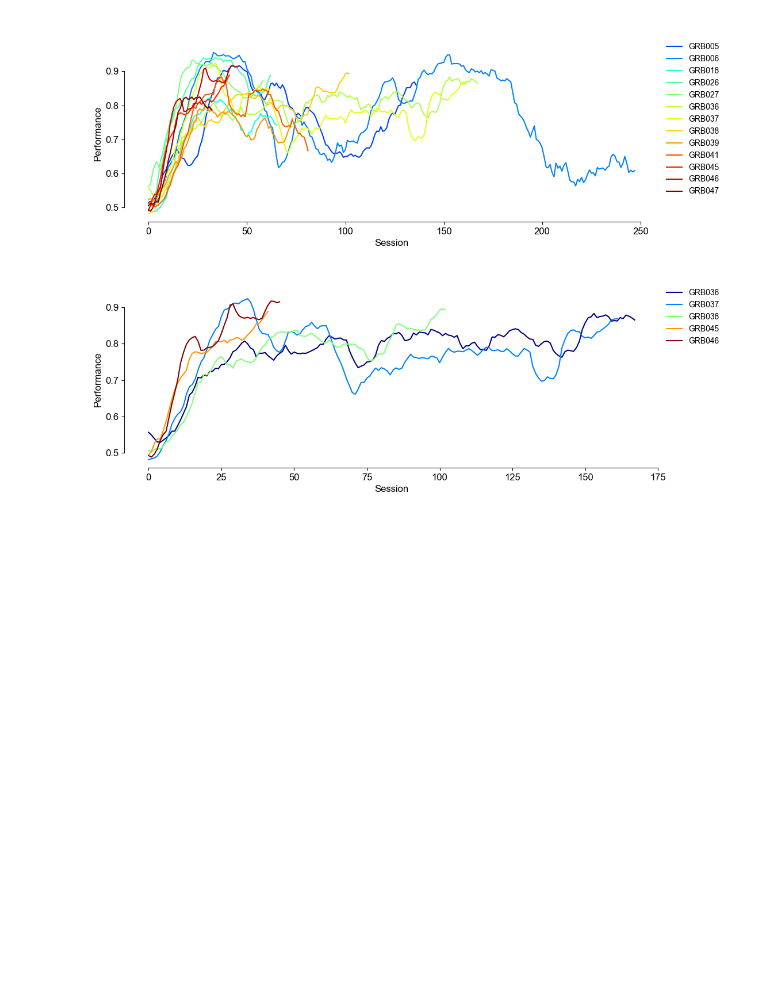
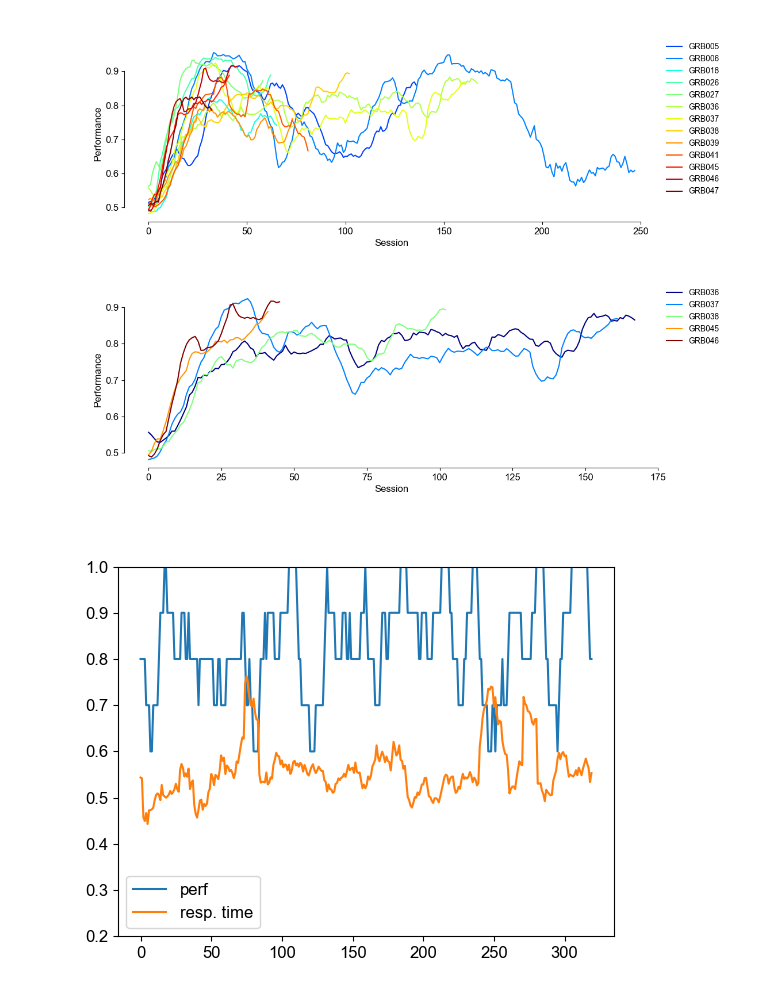
Before and after one commit to rojasgabriel/behavior_analyses, a Jupyter notebook: performance_plotting/plot_performance_learning.ipynb, the cells around one changed output. Saved outputs shown, nothing was run; the diff lists cells and outputs as text; code cells hidden in the pictures; blank space fills up the shorter version.

```diff
--- a/performance_plotting/plot_performance_learning.ipynb
+++ b/performance_plotting/plot_performance_learning.ipynb
@@ -114,3 +114,24 @@ ax.legend(fontsize=10, frameon=False, bbox_to_anchor=(1, 1.05));
 separate_axes(ax)
 # %% [output]
 [figure]
+# %%
+good_trials = (Chipmunk.Trial() & "subject_name = 'GRB046'" & "session_datetime LIKE '2025-08-12%'" & "with_choice = 1").fetch('trial_number')
+
+initiation_time, pre_stim_time, response = (Chipmunk.Trial() & "subject_name = 'GRB046'" & "session_datetime LIKE '2025-08-12%'" & f'trial_number IN {tuple(good_trials)}').fetch(
+    "initiation_time", "pre_stim_time", "response")
+
+rewarded, response_time = (Chipmunk.Trial() & "subject_name = 'GRB046'" & "session_datetime LIKE '2025-08-12%'" & "with_choice = 1").fetch(
+    "rewarded", "response_time")
+# %%
+weights = np.ones(10)/10
+
+rw_avg = np.convolve(rewarded, weights, mode='valid')
+rt_avg = np.convolve(response_time, weights, mode='valid')
+
+plt.figure()
+plt.plot(rw_avg, label='perf')
+plt.plot(rt_avg, label = 'resp. time')
+plt.ylim([0.2, 1])
+plt.legend();
+# %% [output]
+[figure, added]
```
Also changed, not shown: parts of 3 cells of this notebook.
